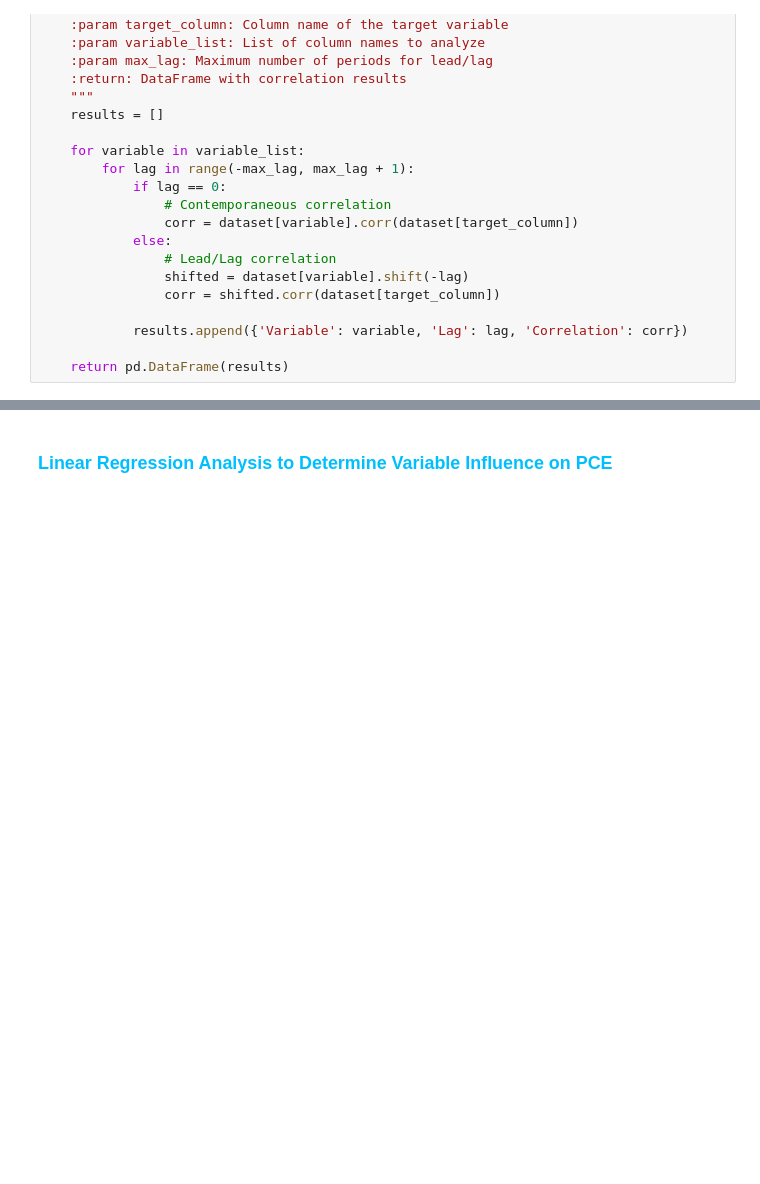
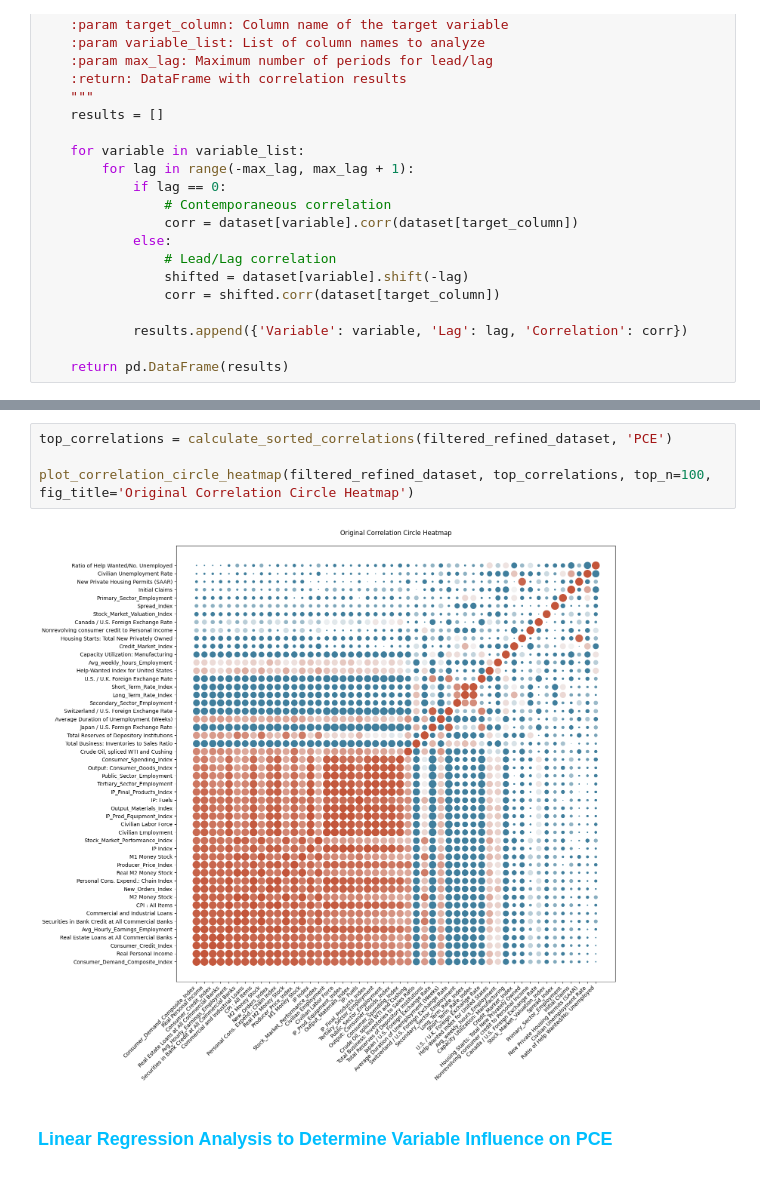
Before and after one commit to janjannagtegaal/NowCasting-M1, a Jupyter notebook: [2]M1_Analysis.ipynb, the cells around one changed output, grey strips where cells are left out. Saved outputs shown, nothing was run; the diff lists cells and outputs as text; blank space fills up the shorter version.

```diff
--- a/[2]M1_Analysis.ipynb
+++ b/[2]M1_Analysis.ipynb
@@ -501,3 +517,9 @@ filtered_top_correlations_refined = calculate_sorted_correlations(filtered_refin
+# %%
+top_correlations = calculate_sorted_correlations(filtered_refined_dataset, 'PCE')
+
+plot_correlation_circle_heatmap(filtered_refined_dataset, top_correlations, top_n=100, fig_title='Original Correlation Circle Heatmap')
+# %% [output]
+[figure, added]
 # %% [markdown]
 <div style="color:#00BFFF">
 
```
Also changed, not shown: parts of 13 cells of this notebook, 4 other files.
